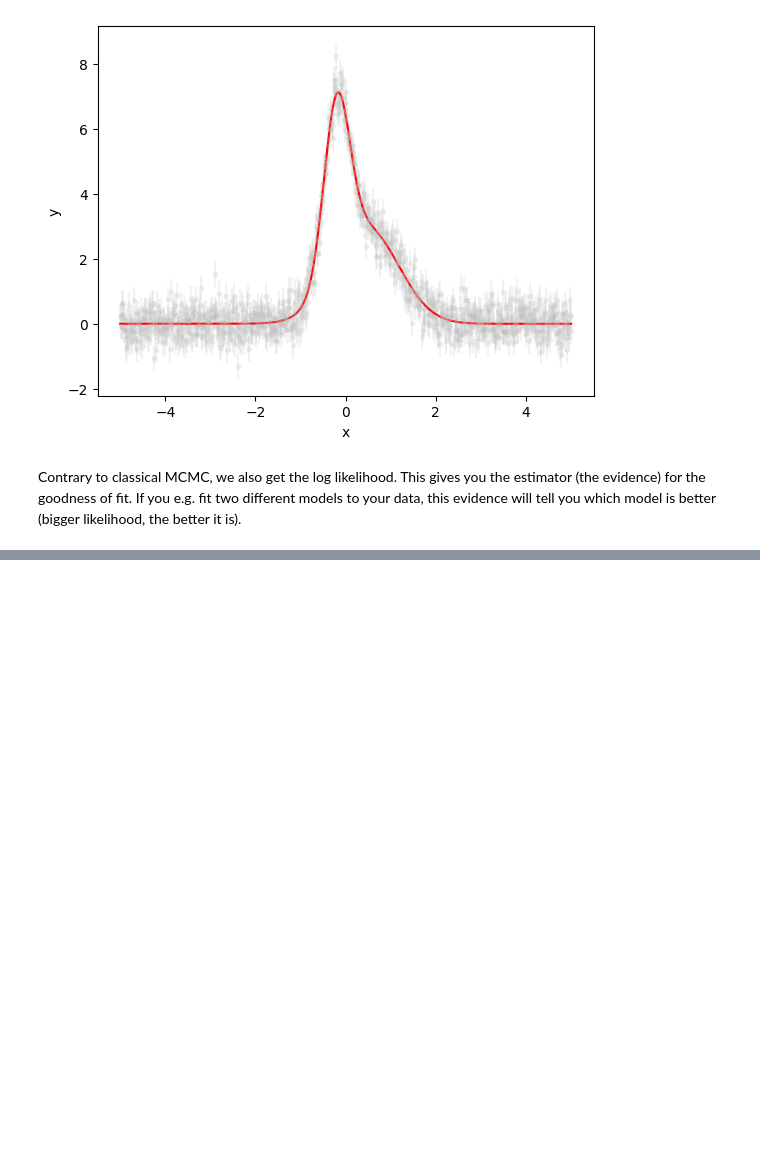
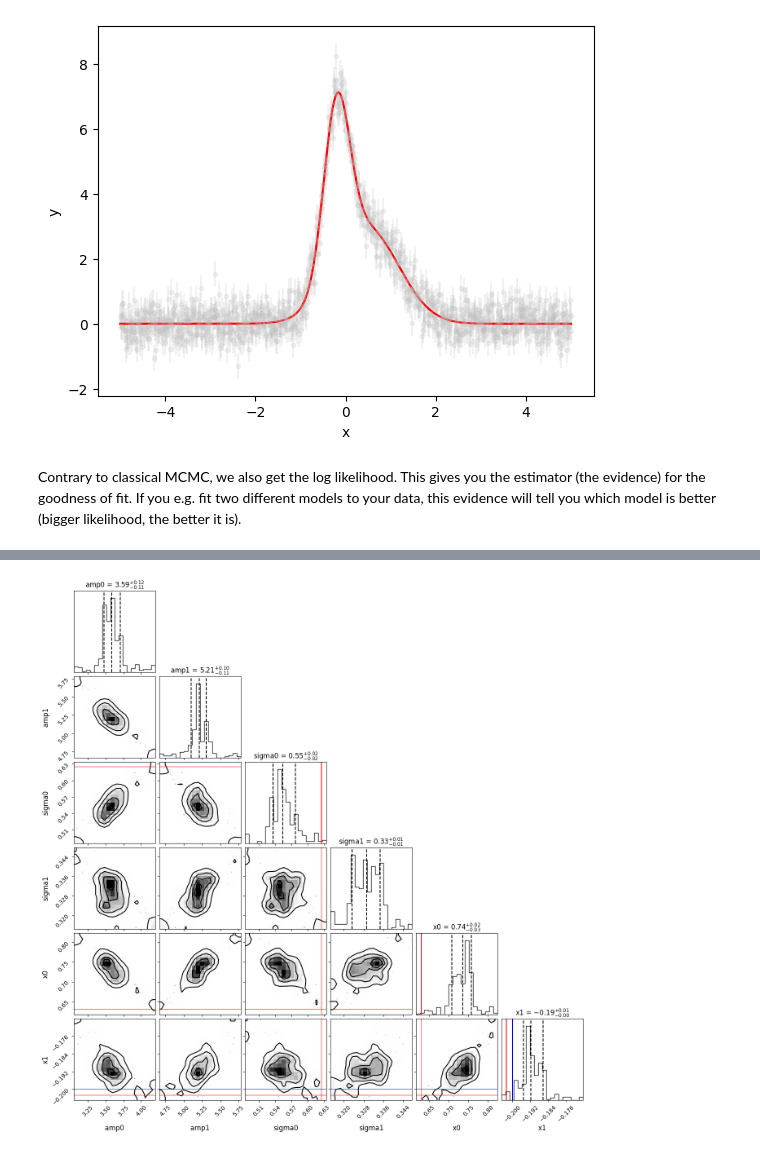
Before and after one commit to bprinoth/NumPyroPythonCoffee, a Jupyter notebook: introduction_numpyro.ipynb, the cells around one changed output, grey strips where cells are left out. Saved outputs shown, nothing was run; the diff lists cells and outputs as text; code cells hidden in the pictures; blank space fills up the shorter version.

```diff
--- a/introduction_numpyro.ipynb
+++ b/introduction_numpyro.ipynb
@@ -306,0 +335,43 @@ for i in range(ndim):
+# %%
+ndim = len(truths_model)
+variables = ['amp0', 'amp1', 'sigma0', 'sigma1', 'x0', 'x1']
+
+samples = ns.get_samples(PRNGKey(11), num_samples=ns._results.total_num_samples)
+
+# plot corner
+fig = corner(
+    samples,
+    quantiles=[0.16,0.5, 0.84],
+    labels=variables,
+    plot_contours=True,
+    smooth = 1,
+    #bins = 100,
+    label_kwargs={'fontsize':12},
+    show_titles=True,
+
+);
+
+# Extract max log L estimator:
+max_log_L = maxlogL(ns._results, variables=variables)
+
+# Extract the axes so we can overplot the lines
+axes = np.array(fig.axes).reshape((ndim, ndim))
+
+# Loop over the diagonal and plot the truths and max likelihood
+for i in range(ndim):
+    ax = axes[i, i]
+    ax.axvline(truths_model[i], color="b")
+    ax.axvline(max_log_L[i], color="r")
+
+    for k in range(ndim):
+        if k==i:
+            pass
+        elif k>i:
+            ax = axes[k, i]
+            ax.axvline(truths_model[i], color="b", alpha=0.5)
+            ax.axvline(max_log_L[i], color="r", alpha=0.5)
+
+            ax.axhline(truths_model[k], color="b", alpha=0.5)
+            ax.axhline(max_log_L[k], color="r", alpha=0.5)
+# %% [output]
+[figure, added]
```
Also changed, not shown: parts of 5 cells of this notebook.
